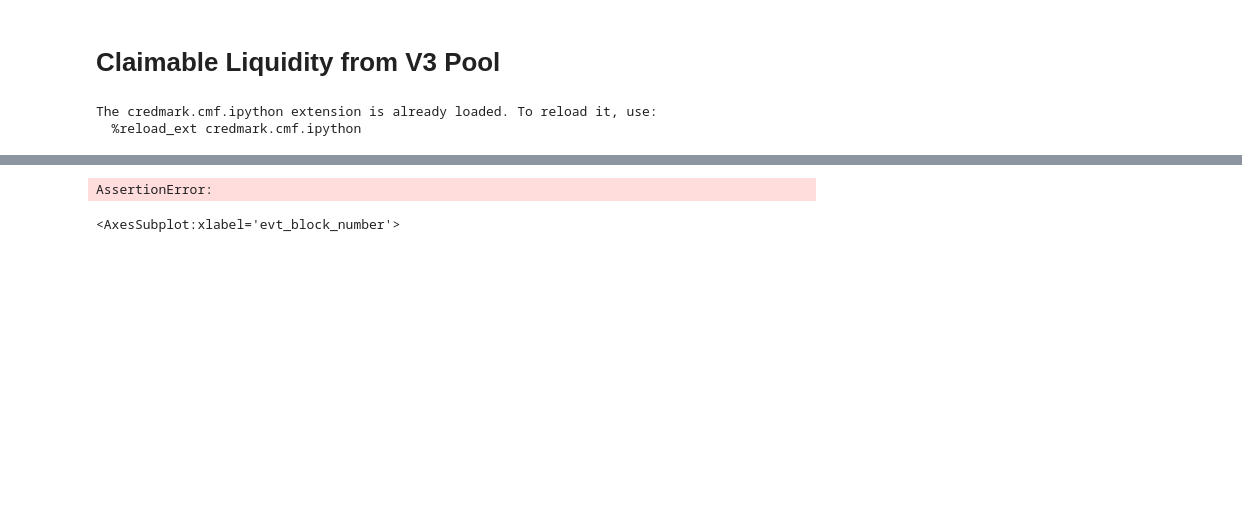
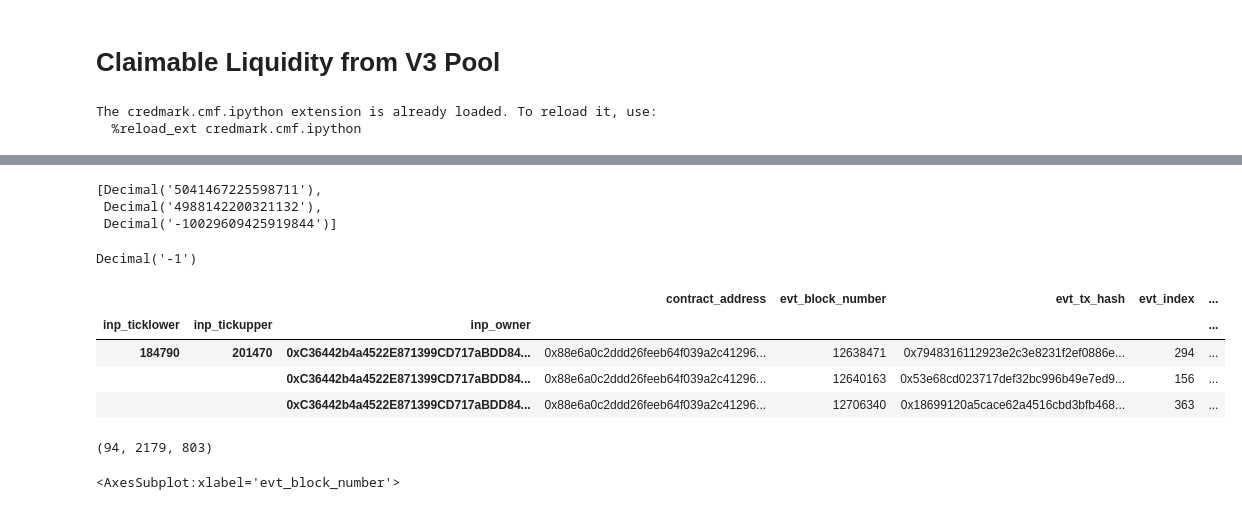
Before and after one commit to credmark/credmark-models-notebook, a Jupyter notebook: uniswap/claimable-liquidity.ipynb, the cells around one changed output, grey strips where cells are left out. Drawn from its saved outputs; the diff is of its cells as text; code cells hidden in the pictures; blank space fills up the shorter version.

```diff
--- a/uniswap/claimable-liquidity.ipynb
+++ b/uniswap/claimable-liquidity.ipynb
@@ -85,0 +183,7 @@ array(['0xC36442b4a4522E871399CD717aBDD847Ab11FE88',
+# %%
+sel = (184790, 201470, '0xC36442b4a4522E871399CD717aBDD847Ab11FE88')
+display(df_mintburn.set_index(['inp_ticklower', 'inp_tickupper', 'inp_owner']).loc[sel, :].evt_tx_hash.to_list(), \
+        df_mintburn.set_index(['inp_ticklower', 'inp_tickupper', 'inp_owner']).loc[sel, :].inp_amount.to_list(),
+        sum(df_mintburn.set_index(['inp_ticklower', 'inp_tickupper', 'inp_owner']).loc[sel, :].inp_amount.to_list()))
+display(df_mintburn.set_index(['inp_ticklower', 'inp_tickupper', 'inp_owner']).loc[sel, :])
+# %% [output]
@@ -86,14 +193,21 @@ array(['0xC36442b4a4522E871399CD717aBDD847Ab11FE88',
+[Decimal('5041467225598711'),
+ Decimal('4988142200321132'),
+ Decimal('-10029609425919844')]
+Decimal('-1')
+|  |  |  | contract_address | evt_block_number | evt_tx_hash | evt_index | ... |
+| inp_ticklower | inp_tickupper | inp_owner |  |  |  |  | ... |
+| 184790 | 201470 | 0xC36442b4a4522E871399CD717aBDD84... | 0x88e6a0c2ddd26feeb64f039a2c41296... | 12638471 | 0x7948316112923e2c3e8231f2ef0886e... | 294 | ... |
+|  |  | 0xC36442b4a4522E871399CD717aBDD84... | 0x88e6a0c2ddd26feeb64f039a2c41296... | 12640163 | 0x53e68cd023717def32bc996b49e7ed9... | 156 | ... |
+|  |  | 0xC36442b4a4522E871399CD717aBDD84... | 0x88e6a0c2ddd26feeb64f039a2c41296... | 12706340 | 0x18699120a5cace62a4516cbd3bfb468... | 363 | ... |
 # %%
 from collections import namedtuple
 
 Position = namedtuple('Position', 'lower upper owner')
 # Detail = namedtuple('Detail', 'liquidity block_number')
 
-minted = {}
-burnt = {}
-live = {}
+df_mintburn_sel = df_mintburn.query('(inp_ticklower == 192180) and (inp_tickupper == 195210) and (inp_owner == "0xC36442b4a4522E871399CD717aBDD847Ab11FE88")')
 
-df_mintburn_sel = df_mintburn.copy()
+df_mintburn_sel = df_mintburn.query('(inp_ticklower == 195150) and (inp_tickupper == 200310) and (inp_owner == "0xC36442b4a4522E871399CD717aBDD847Ab11FE88")')
 
 txs = [
     '0xf7cfb00ba9d3c345b3ae86ae5ad3dc14a1d9dfdb6fd9ebc27bb1f136f8f38dab',
@@ -104,7 +218,13 @@ txs = [
     '0x1970aacba12439dc36e20a1da484a3e98169ef23e3125cd30c83bfbfd8b9e597',
 ]
 
-# df_mintburn_sel = df_mintburn.query('evt_tx_hash.isin(@txs)').reset_index(drop=True)
+df_mintburn_sel = df_mintburn.query('evt_tx_hash.isin(@txs)').reset_index(drop=True)
+
+df_mintburn_sel = df_mintburn.copy()
+
+minted = {}
+burnt = {}
+live = {}
 
 for n,r in df_mintburn_sel.iterrows():
     pos = Position(r.inp_ticklower, r.inp_tickupper, r.inp_owner)
@@ -123,7 +243,6 @@ for n,r in df_mintburn_sel.iterrows():
             live[pos]['tx_hash'] = detail['tx_hash']
         else:
             live[pos] = detail.copy()
-
     else:
         if pos in burnt:
             burnt[pos]['liquidity'] += detail['liquidity']
@@ -135,13 +254,17 @@ for n,r in df_mintburn_sel.iterrows():
         if pos in live:
             assert detail['block_number'][0] >= live[pos]['block_number'][0]
             liquidity_updated = live[pos]['liquidity'] + detail['liquidity']
-            assert liquidity_updated >= -100000
+            assert liquidity_updated >= -16384
             live[pos]['liquidity'] = liquidity_updated
             live[pos]['block_number'] = detail['block_number']
             live[pos]['tx_hash'] = detail['tx_hash']
         else:
             raise ValueError(f'{pos} not found in live')
-# %% [output]
-AssertionError:
+# %%
+len([k for k,v in live.items() if v['liquidity'] < 0]), \
+len([k for k,v in live.items() if v['liquidity'] == 0]), \
+len([k for k,v in live.items() if v['liquidity'] > 0])
+# %% [output]
+(94, 2179, 803)
 # %%
 (df_mintburn.query('(inp_ticklower == 199270) and (inp_tickupper == 199280) and (inp_owner == "0xC36442b4a4522E871399CD717aBDD847Ab11FE88")')
```
Also changed, not shown: parts of 26 cells of this notebook.
